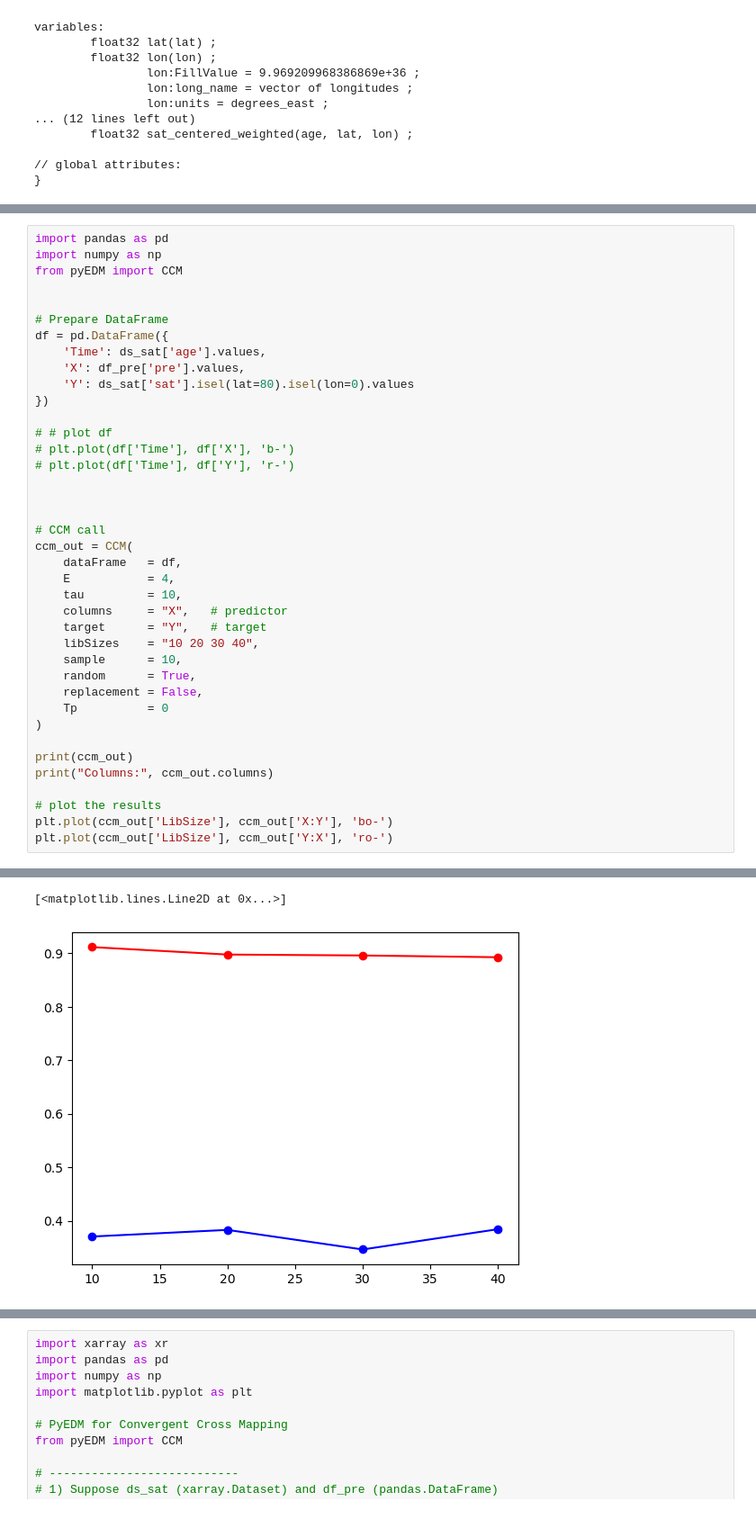
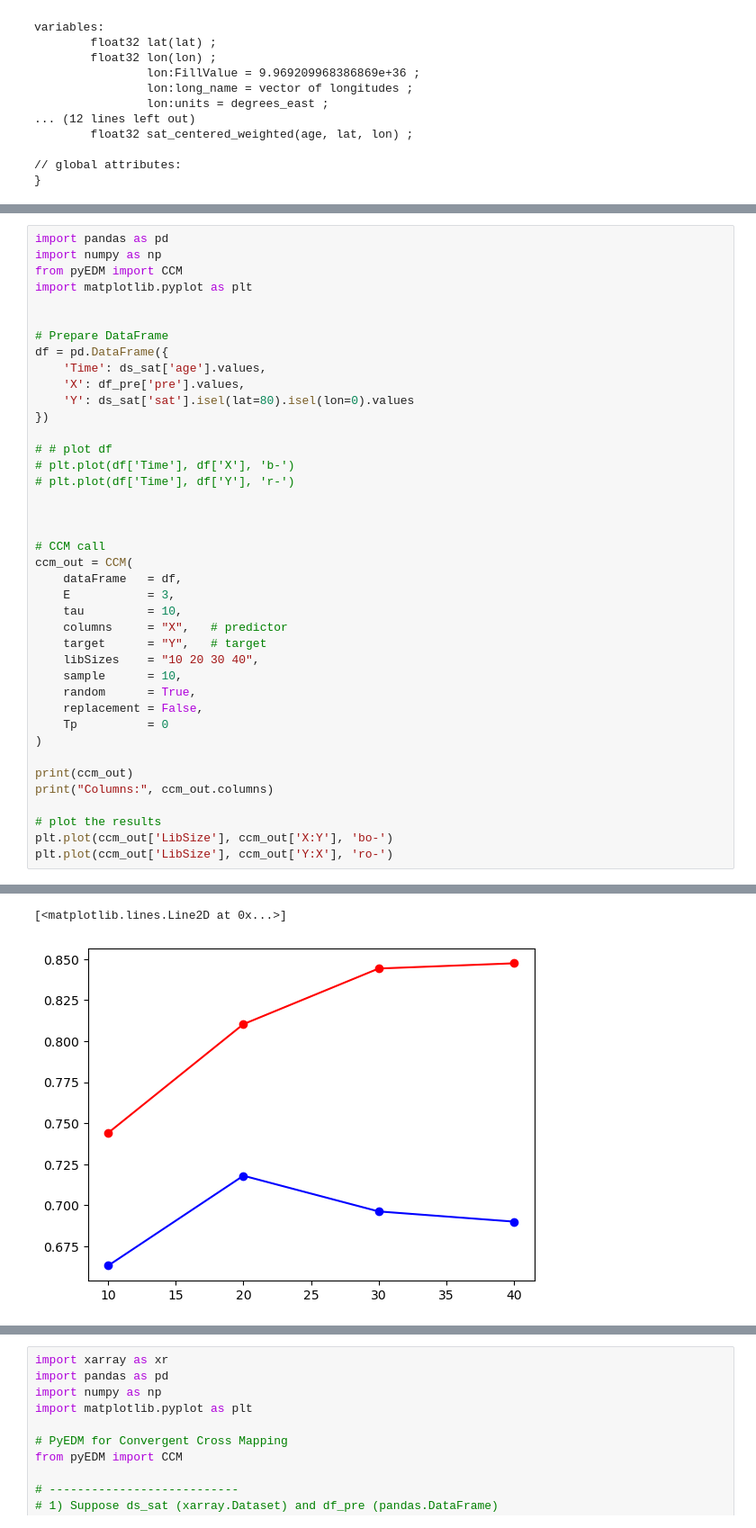
Before and after one commit to Peisong-Zheng/Inso_LGMR, a Jupyter notebook: LGMR_data_processing.ipynb, the cells around one changed output, grey strips where cells are left out. Shown at 90% size. Cells and saved outputs as stored; diff of their text form.

```diff
--- a/LGMR_data_processing.ipynb
+++ b/LGMR_data_processing.ipynb
@@ -103,6 +229,7 @@ variables:
 import pandas as pd
 import numpy as np
 from pyEDM import CCM
+import matplotlib.pyplot as plt
 
 
 # Prepare DataFrame
@@ -121,7 +248,7 @@ df = pd.DataFrame({
 # CCM call
 ccm_out = CCM(
     dataFrame   = df,
-    E           = 4,
+    E           = 3,
     tau         = 10,
     columns     = "X",   # predictor
     target      = "Y",   # target
@@ -147,6 +274,6 @@ plt.plot(ccm_out['LibSize'], ccm_out['Y:X'], 'ro-')
 Columns: Index(['LibSize', 'X:Y', 'Y:X'], dtype='object')
 [<matplotlib.lines.Line2D at 0x...>]
-[figure, old version]
+[figure, new version]
 # %%
 from pyEDM import EmbedDimension
 
```
Also changed, not shown: parts of 5 cells of this notebook, 1 other file.
